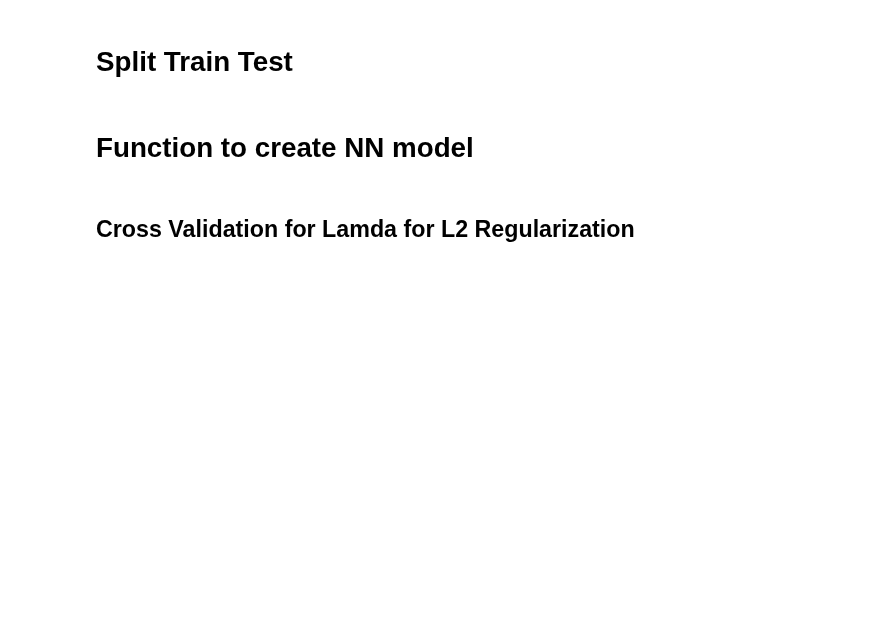
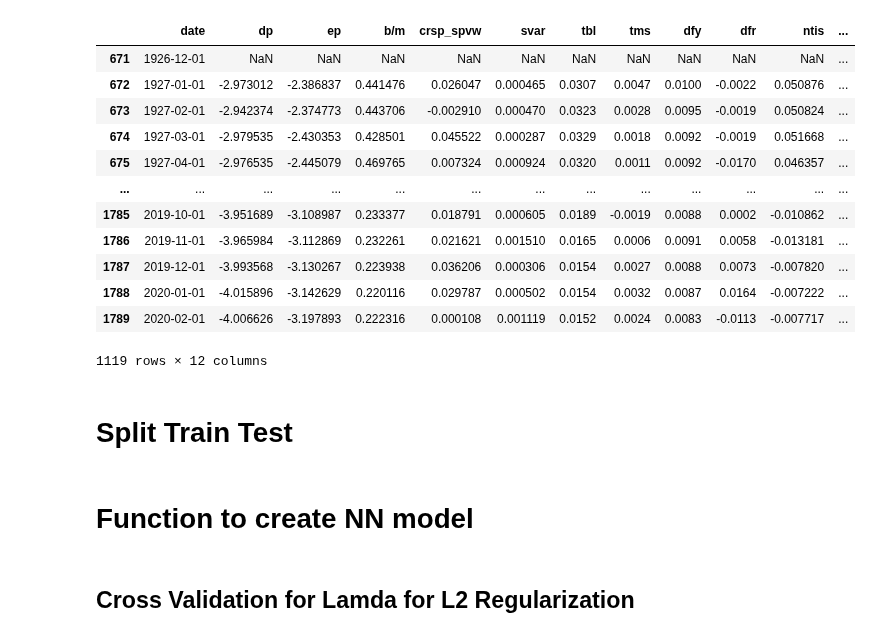
Before and after one commit to dr17549/BD2_coursework, a Jupyter notebook: Code/assignment.ipynb, the cells around one changed output. Drawn from its saved outputs; the diff is of its cells as text; code cells hidden in the pictures; blank space fills up the shorter version.

```diff
--- a/Code/assignment.ipynb
+++ b/Code/assignment.ipynb
@@ -17,6 +17,22 @@ from tensorflow.keras import regularizers
 
 panel = pd.read_pickle('../Data/returns_chars_panel.pkl')
 macro = pd.read_pickle('../Data/macro_timeseries.pkl')
+# %%
+macro
+# %% [output]
+|  | date | dp | ep | b/m | crsp_spvw | svar | tbl | tms | dfy | dfr | ntis | ... |
+| 671 | 1926-12-01 | NaN | NaN | NaN | NaN | NaN | NaN | NaN | NaN | NaN | NaN | ... |
+| 672 | 1927-01-01 | -2.973012 | -2.386837 | 0.441476 | 0.026047 | 0.000465 | 0.0307 | 0.0047 | 0.0100 | -0.0022 | 0.050876 | ... |
+| 673 | 1927-02-01 | -2.942374 | -2.374773 | 0.443706 | -0.002910 | 0.000470 | 0.0323 | 0.0028 | 0.0095 | -0.0019 | 0.050824 | ... |
+| 674 | 1927-03-01 | -2.979535 | -2.430353 | 0.428501 | 0.045522 | 0.000287 | 0.0329 | 0.0018 | 0.0092 | -0.0019 | 0.051668 | ... |
+| 675 | 1927-04-01 | -2.976535 | -2.445079 | 0.469765 | 0.007324 | 0.000924 | 0.0320 | 0.0011 | 0.0092 | -0.0170 | 0.046357 | ... |
+| ... | ... | ... | ... | ... | ... | ... | ... | ... | ... | ... | ... | ... |
+| 1785 | 2019-10-01 | -3.951689 | -3.108987 | 0.233377 | 0.018791 | 0.000605 | 0.0189 | -0.0019 | 0.0088 | 0.0002 | -0.010862 | ... |
+| 1786 | 2019-11-01 | -3.965984 | -3.112869 | 0.232261 | 0.021621 | 0.001510 | 0.0165 | 0.0006 | 0.0091 | 0.0058 | -0.013181 | ... |
+| 1787 | 2019-12-01 | -3.993568 | -3.130267 | 0.223938 | 0.036206 | 0.000306 | 0.0154 | 0.0027 | 0.0088 | 0.0073 | -0.007820 | ... |
+| 1788 | 2020-01-01 | -4.015896 | -3.142629 | 0.220116 | 0.029787 | 0.000502 | 0.0154 | 0.0032 | 0.0087 | 0.0164 | -0.007222 | ... |
+| 1789 | 2020-02-01 | -4.006626 | -3.197893 | 0.222316 | 0.000108 | 0.001119 | 0.0152 | 0.0024 | 0.0083 | -0.0113 | -0.007717 | ... |
+1119 rows × 12 columns
 # %%
 # combine micro and macro data
 df = pd.merge(panel,macro,on='date',how='left',suffixes=['','_macro'])
```
Also changed, not shown: 1 other file.
